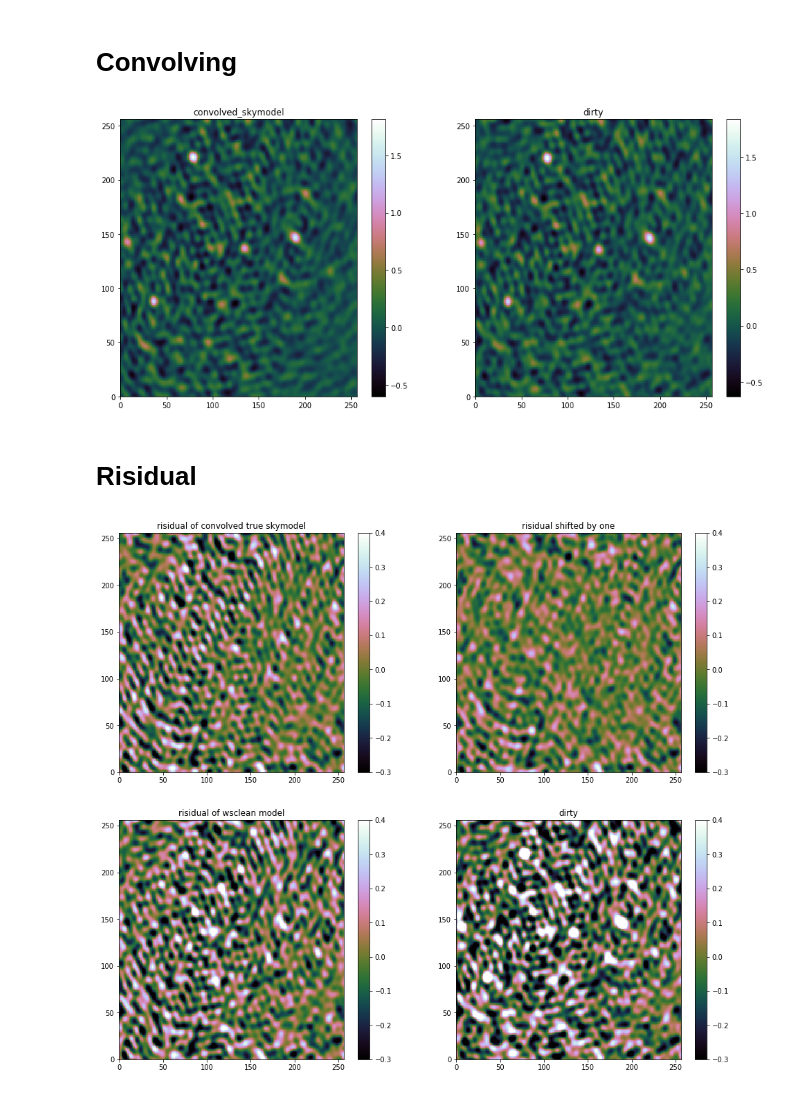
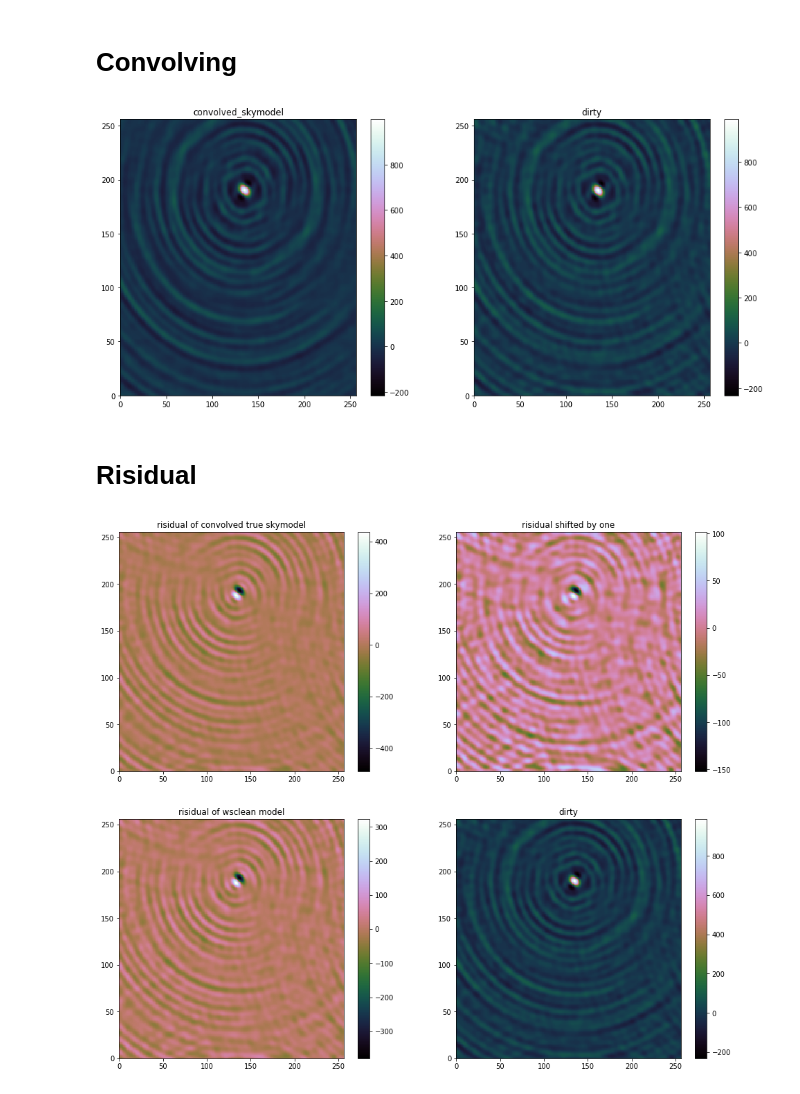
Before and after one commit to gijzelaerr/vacuum-cleaner, a Jupyter notebook: notebooks/off_by_one.ipynb, the cells around one changed output. Saved outputs shown, nothing was run; the diff lists cells and outputs as text; code cells hidden in the pictures.

```diff
--- a/notebooks/off_by_one.ipynb
+++ b/notebooks/off_by_one.ipynb
@@ -10,11 +10,11 @@ from scipy import stats
 # %%
 simulation = "/home/gijs/Work/spiel/runs/second_kat7_2018-05-28/results/"
 neural_output = "/home/gijs/Work/astro-pix2pix/scratch/spiel_test_kat7/fits/"
-number = 401
+number = 600
 # %% [markdown]
 # preface
 # %%
-psf_path = "{}{}-wsclean-psfbig.fits".format(simulation, number)
+psf_path = "{}{}-bigpsf-psf.fits".format(simulation, number)
 skymodel_path = "{}{}-skymodel.fits".format(simulation, number)
 dirty_path = "{}{}-wsclean-dirty.fits".format(simulation, number)
 wsmodel_path = "{}{}-wsclean-model.fits".format(simulation, number)
@@ -47,7 +47,7 @@ convolved_ws = fftconvolve(wsmodel, psf, mode="same")
 # %%
 p = psf.shape[0]
 r = slice(p//2, -p//2+1)    # uneven PSF needs +2, even psf +1
-convolved2 = fftconvolve(skymodel, psf, mode="full")[r,r]
+convolved_skymodel = fftconvolve(skymodel, psf, mode="full")[r,r]
 # %%
 f, (a1, a2) = plt.subplots(1, 2, figsize=(16,7))
 i1 = a1.pcolor(convolved_skymodel, cmap='cubehelix')
@@ -57,7 +57,7 @@ i2 = a2.pcolor(dirty, cmap='cubehelix')
 f.colorbar(i2, ax=a2)
 _ = a2.set_title('dirty')
 # %% [output]
-[figure, old version]
+[figure, new version]
 # %% [markdown]
 # Risidual
 # %%
@@ -66,17 +66,17 @@ risidual2 = dirty - convolved2
 risidual_ws = dirty - convolved_ws
 # %%
 f, ((a1, a2), (a3, a4)) = plt.subplots(2, 2, figsize= [16, 14])
-i1 = a1.pcolor(risidual, cmap='cubehelix', vmin=-0.3, vmax=0.4)
+i1 = a1.pcolor(risidual, cmap='cubehelix')
 f.colorbar(i1, ax=a1)
 a1.set_title('risidual of convolved true skymodel')
-i2 = a2.pcolor(risidual2, cmap='cubehelix', vmin=-0.3, vmax=0.4)
+i2 = a2.pcolor(risidual2, cmap='cubehelix')
 f.colorbar(i2, ax=a2)
 _ = a2.set_title('risidual shifted by one')
-i3 = a3.pcolor(risidual_ws, cmap='cubehelix', vmin=-0.3, vmax=0.4)
+i3 = a3.pcolor(risidual_ws, cmap='cubehelix')
 f.colorbar(i3, ax=a3)
 _ = a3.set_title('risidual of wsclean model')
-i4 = a4.pcolor(dirty, cmap='cubehelix', vmin=-0.3, vmax=0.4)
+i4 = a4.pcolor(dirty, cmap='cubehelix')
 f.colorbar(i4, ax=a4)
 _ = a4.set_title('dirty')
 # %% [output]
-[figure, old version]
+[figure, new version]
```
Also changed, not shown: parts of 1 cell of this notebook, 2 other files.
